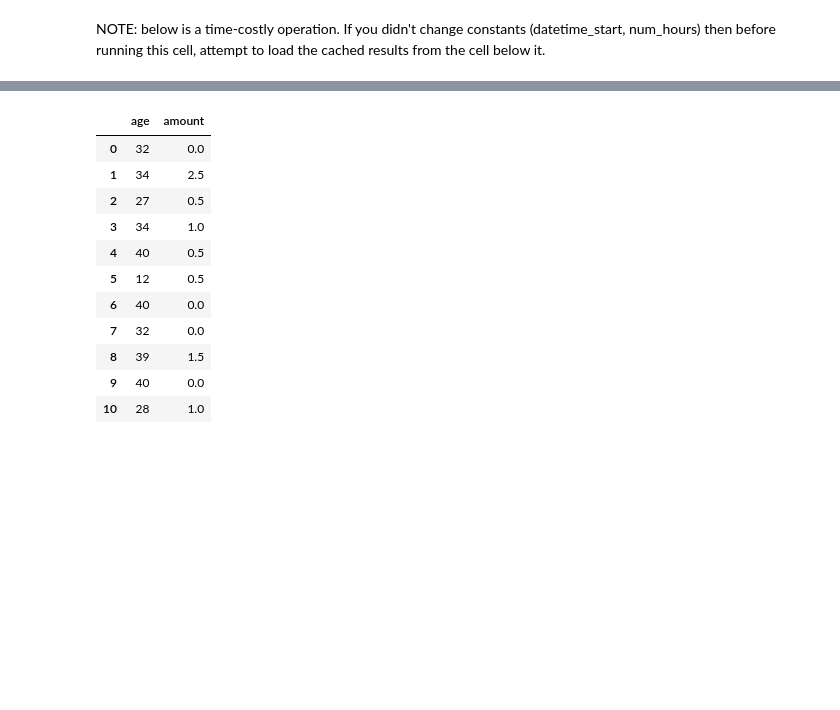
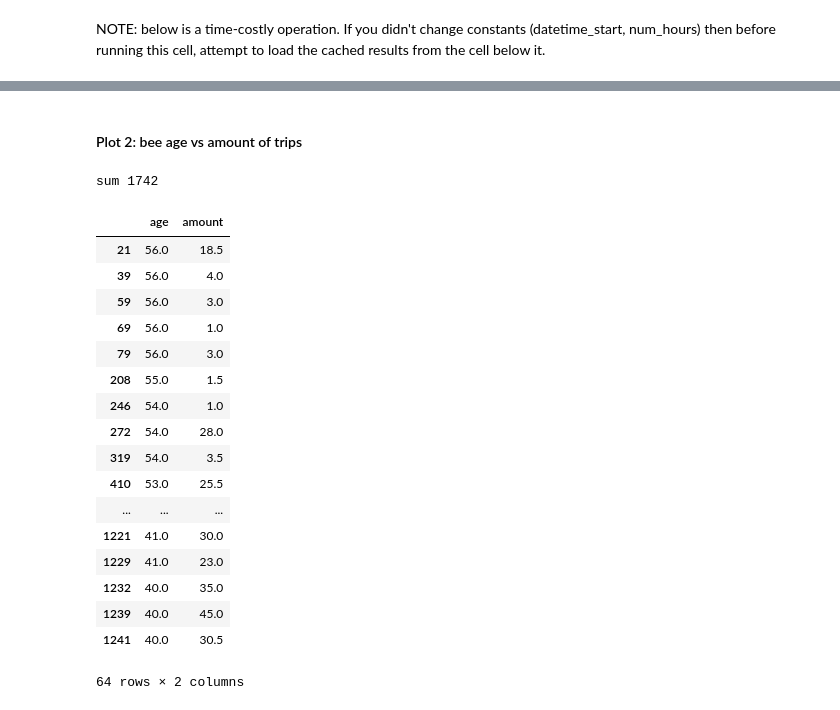
Before and after one commit to janek/Beesbook-life, a Jupyter notebook: MAIN_NOTEBOOK.ipynb, the cells around one changed output, grey strips where cells are left out. Drawn from its saved outputs; the diff is of its cells as text; code cells hidden in the pictures; blank space fills up the shorter version.

```diff
--- a/MAIN_NOTEBOOK.ipynb
+++ b/MAIN_NOTEBOOK.ipynb
@@ -31,7 +39,7 @@ meta = bb_utils.meta.BeeMetaInfo()
 ### Define constant parameters
 # %%
 #Parameters for loading data, currently using known date of 23th, august 2016)
-num_hours = 1
+num_hours = 24
 datetime_start = datetime(2016, 8, 23)
 
 #Parameters for presenting data
@@ -85,8 +115,21 @@ Processing /mnt/storage/janek/2016-08-23_00:00:00.csv before the loop
 # %%
 #Loading the csv of intermediate result (saved from prevoius cell)
+#example value: "/mnt/storage/janek/caches/PRESENCE-2016-08-23_00_num_hours_24_int_size_120.csv"
+
+
+#NOTE: the presence cache does not yet know what bees it contains!
+(location_prefix, csv_name, csv_name_and_location) = create_presence_cache_filename(num_hours, datetime_start, num_intervals_per_hour)
+
+
+#Loading first element before the loop, to have a table formatted nicely for appending
+# start_csv_name = (datetime_start).strftime("%Y-%m-%d_%H:%M:%S")+".csv"
+# print('Processing '+location_prefix+start_csv_name+' before the loop')
+
 print('Loading '+csv_name_and_location)
+
 presence_df = pd.read_csv(csv_name_and_location).iloc[:,1:]
+# presence_df = pd.read_csv('/mnt/storage/janek/caches/PRESENCE-2016-08-24_00_num_hours_24_int_size_30.csv').iloc[:,1:]
+
 #note: save and read csv adds a duplicate index column, which has to be removed with iloc
 #todo: find a cleaner way to to solve that
-presence_df
 # %% [output]
@@ -147,19 +175,8 @@ flat_series_filtered = flat_series[flat_series<20]
 # %%
-#use diff to identify entries (with 1) and exits (with -1)
+#use diff to identify beeentries (with 1) and beeexits (with -1)
 #(sum_of_abs / 2) gives us the presumed number of trips a bee takes
+
 diffed = rolled.diff(axis=1)
-diffed.iloc[:,0] = np.zeros([11,1]) #clean out a column of NaNs
-diffed.head()
+diffed.iloc[:,0] = np.zeros([len(rolled_trip_lengths),1]) #clean out a column of NaNs
+
 summed = diffed.abs().sum(axis=1) / 2
-
-
-#a copy to be used to preview rolled + diffed presence
-#not actually used in further calculations (they are just based on 'diffed')
-diffed_with_id = presence_df
-diffed_with_id.iloc[:, 1:] = diffed
-
-trips_df = presence_df['id'] #for combining results in one table
-
-diffed_with_age = diffed_with_id
-diffed_with_age.iloc[:,0] = bee_days_since_birth
-diffed_with_age.head()
@@ -210,19 +275,35 @@ trips_df.to_csv('/mnt/storage/janek/'+'TRIPS-'+date_string+'-'+'h'+'.csv')
+# %% [markdown]
+#### Plot 2: bee age vs amount of trips
 # %%
 #Create dataframe with age and amount of trips
 summed_age=pd.concat([pd.Series(bee_days_since_birth),summed],axis=1)
 summed_age.columns=['age','amount']
-summed_age
+
+summed_age = summed_age[summed_age['age'] > 0]
+summed_age = summed_age[summed_age['amount'] > 0]
+
+
+print("sum " + str(summed_age.size))
+
+summed_age.head(64)
 # %% [output]
+sum 1742
 |  | age | amount |
-| 0 | 32 | 0.0 |
-| 1 | 34 | 2.5 |
-| 2 | 27 | 0.5 |
-| 3 | 34 | 1.0 |
-| 4 | 40 | 0.5 |
-| 5 | 12 | 0.5 |
-| 6 | 40 | 0.0 |
-| 7 | 32 | 0.0 |
-| 8 | 39 | 1.5 |
-| 9 | 40 | 0.0 |
-| 10 | 28 | 1.0 |
+| 21 | 56.0 | 18.5 |
+| 39 | 56.0 | 4.0 |
+| 59 | 56.0 | 3.0 |
+| 69 | 56.0 | 1.0 |
+| 79 | 56.0 | 3.0 |
+| 208 | 55.0 | 1.5 |
+| 246 | 54.0 | 1.0 |
+| 272 | 54.0 | 28.0 |
+| 319 | 54.0 | 3.5 |
+| 410 | 53.0 | 25.5 |
+| ... | ... | ... |
+| 1221 | 41.0 | 30.0 |
+| 1229 | 41.0 | 23.0 |
+| 1232 | 40.0 | 35.0 |
+| 1239 | 40.0 | 45.0 |
+| 1241 | 40.0 | 30.5 |
+64 rows × 2 columns
 # %%
```
Also changed, not shown: parts of 33 cells of this notebook, 5 other files.
